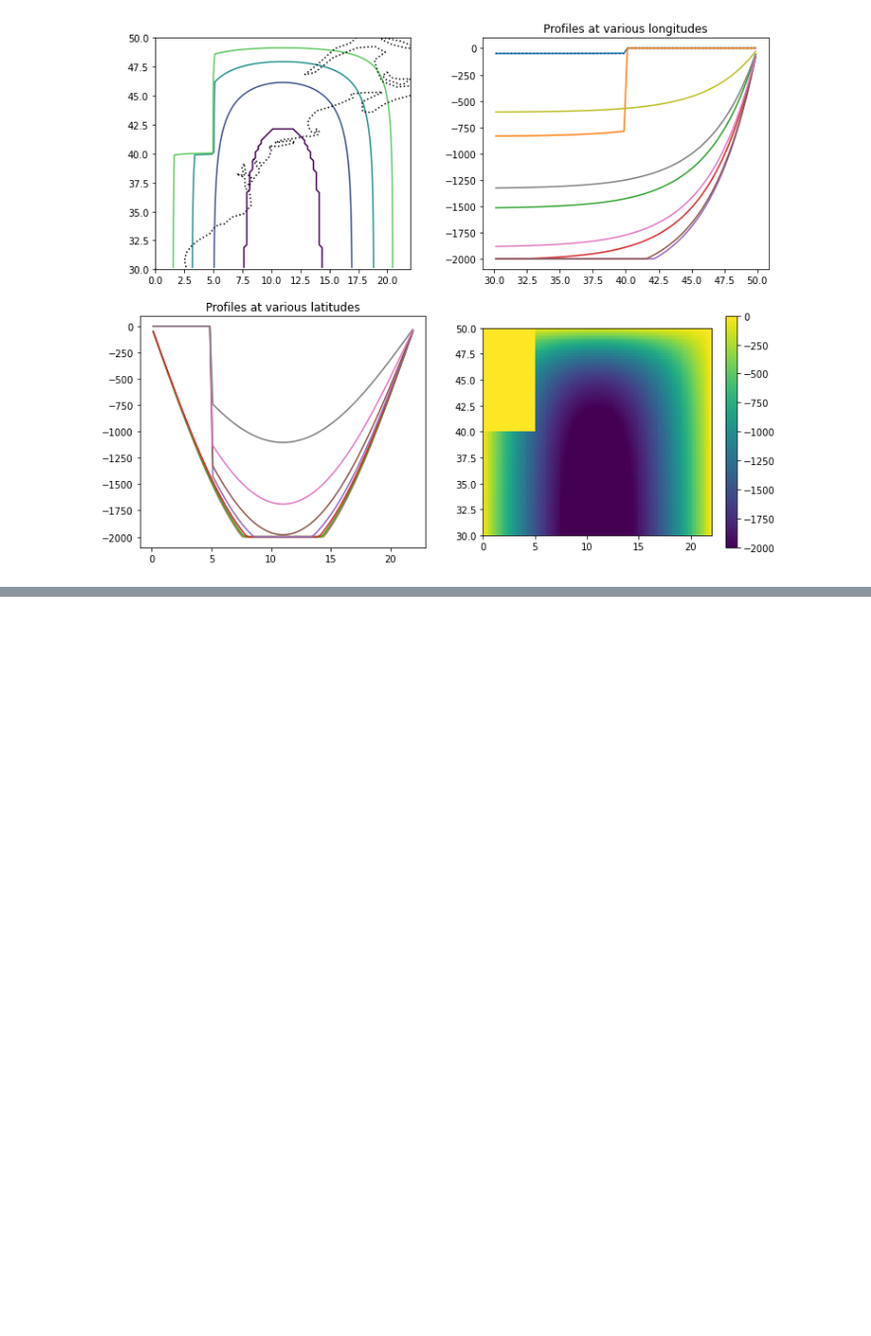
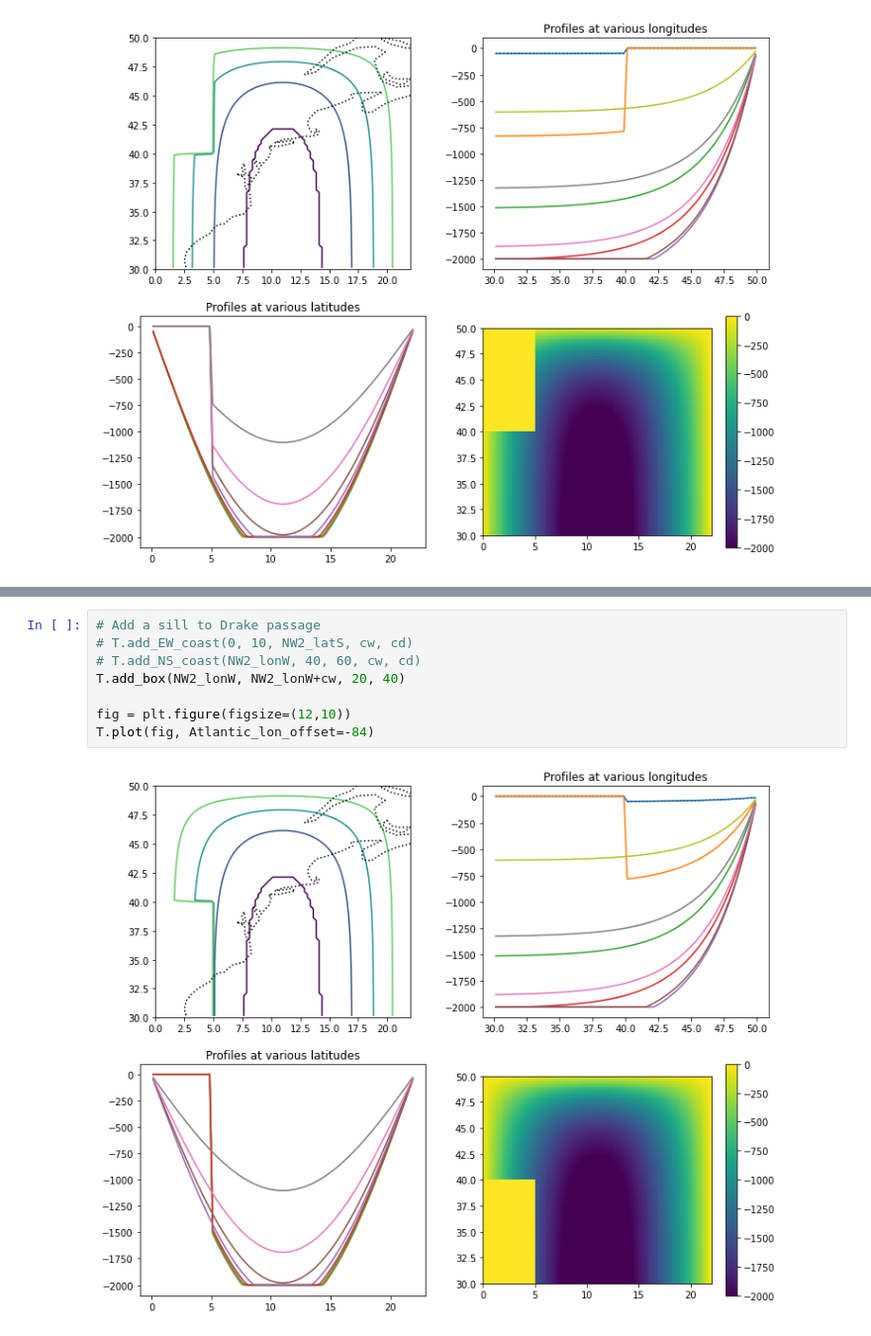
Before and after one commit to chzhangudel/MOM6-ANALYSIS, a Jupyter notebook: double_gyre.ipynb, the cells around one changed output, grey strips where cells are left out. Shown at 99% size. Saved outputs shown, nothing was run; the diff lists cells and outputs as text; blank space fills up the shorter version.

```diff
--- a/double_gyre.ipynb
+++ b/double_gyre.ipynb
@@ -40,0 +51,10 @@ T.plot(fig, Atlantic_lon_offset=-84)
+# %%
+# Add a sill to Drake passage
+# T.add_EW_coast(0, 10, NW2_latS, cw, cd)
+# T.add_NS_coast(NW2_lonW, 40, 60, cw, cd)
+T.add_box(NW2_lonW, NW2_lonW+cw, 20, 40)
+
+fig = plt.figure(figsize=(12,10))
+T.plot(fig, Atlantic_lon_offset=-84)
+# %% [output]
+[figure, added]
```
Also changed, not shown: parts of 1 cell of this notebook, 15 other files.
